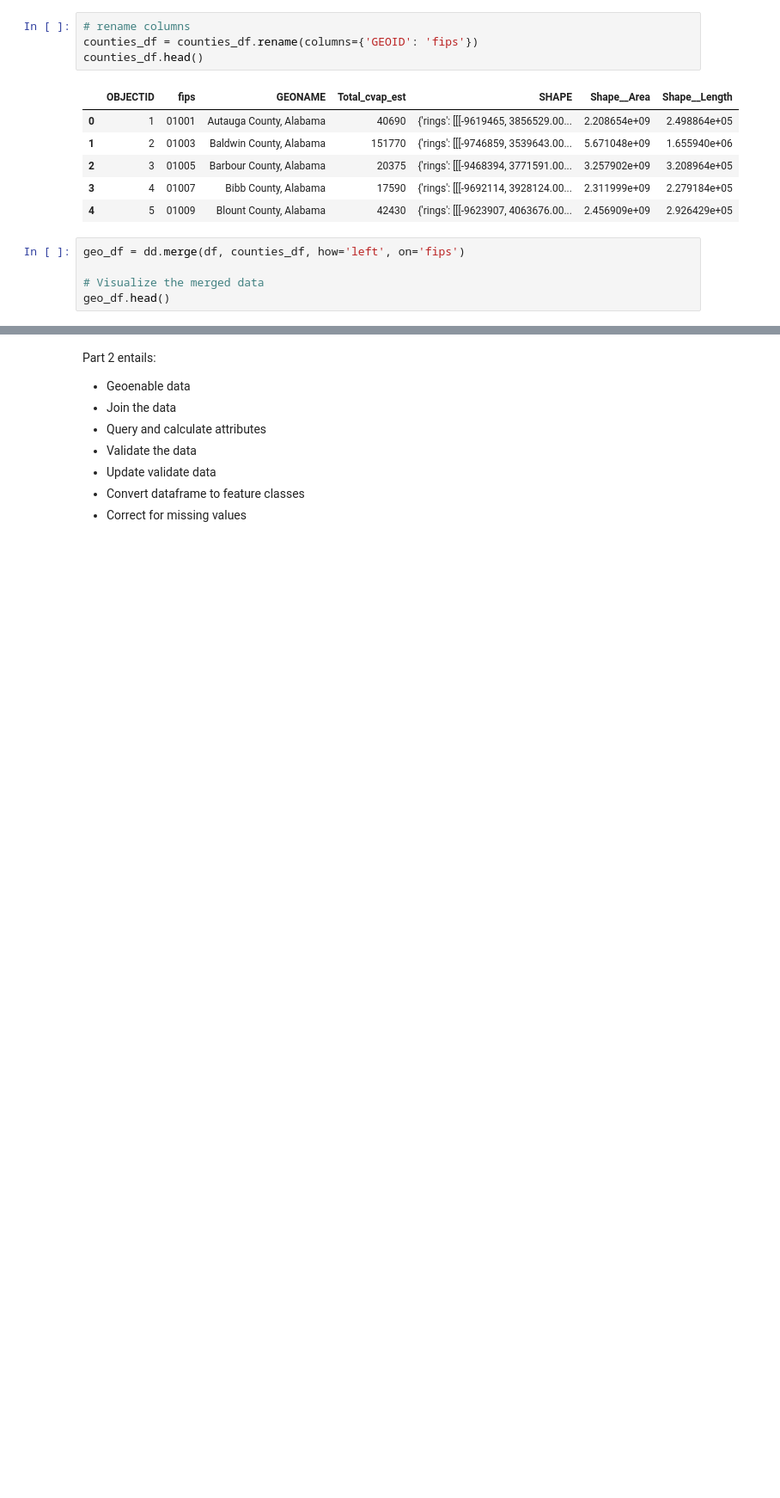
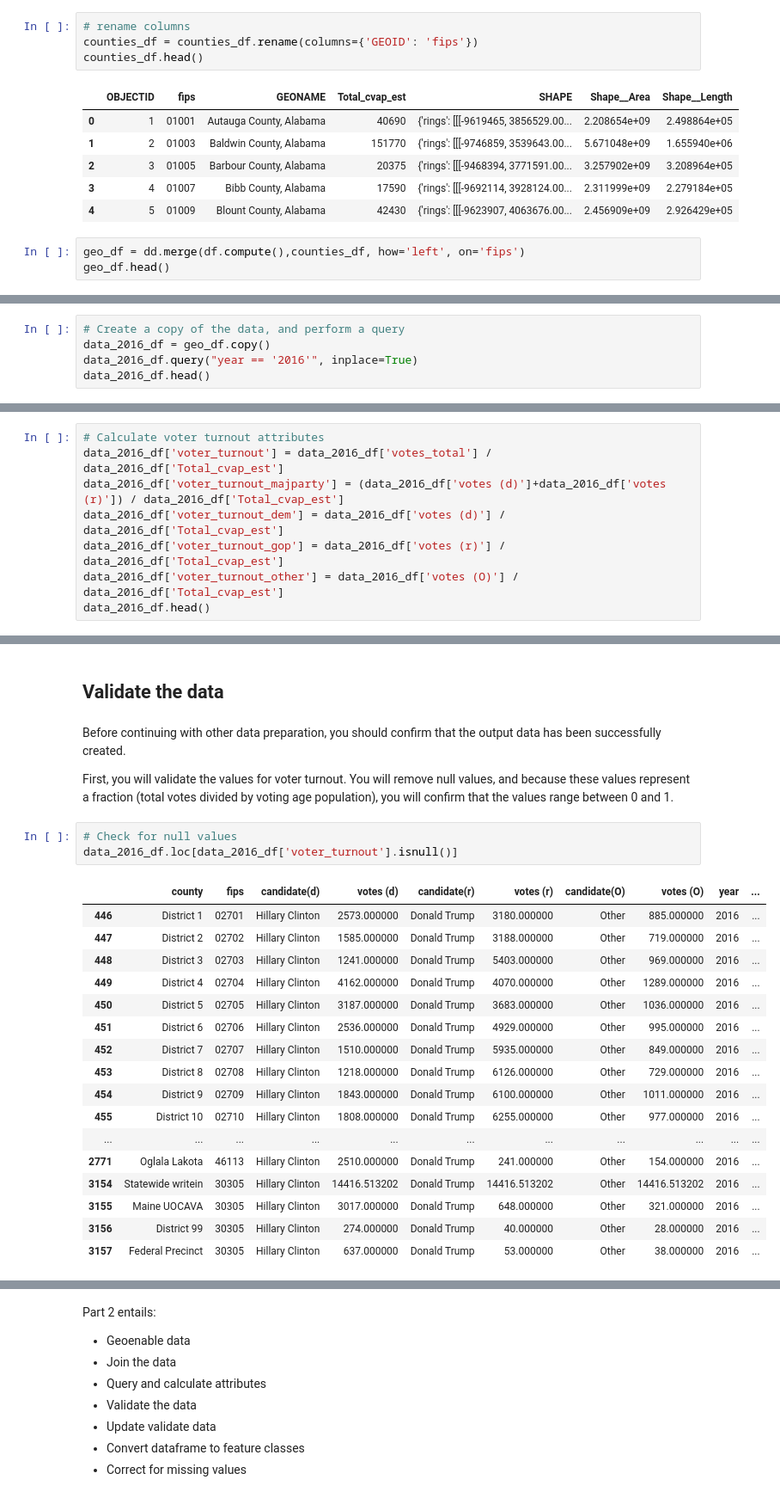
Before and after one commit to codebrain001/Spatial-Data-Engineering-using-Dask-in-ArcGIS-Pro, a Jupyter notebook: Dask.ipynb, the cells around one changed output, grey strips where cells are left out. Shown at 86% size. Saved outputs shown, nothing was run; the diff lists cells and outputs as text; blank space fills up the shorter version.

```diff
--- a/Dask.ipynb
+++ b/Dask.ipynb
@@ -485,8 +414,6 @@ counties_df.head()
 | 3 | 4 | 01007 | Bibb County, Alabama | 17590 | {'rings': [[[-9692114, 3928124.00... | 2.311999e+09 | 2.279184e+05 |
 | 4 | 5 | 01009 | Blount County, Alabama | 42430 | {'rings': [[[-9623907, 4063676.00... | 2.456909e+09 | 2.926429e+05 |
 # %%
-geo_df = dd.merge(df, counties_df, how='left', on='fips')
-
-# Visualize the merged data
+geo_df = dd.merge(df.compute(),counties_df, how='left', on='fips')
 geo_df.head()
 # %% [output]
@@ -493,0 +430,5 @@ TypeError: data type not understood
+# %%
+# Create a copy of the data, and perform a query
+data_2016_df = geo_df.copy()
+data_2016_df.query("year == '2016'", inplace=True)
+data_2016_df.head()
@@ -493,0 +444,8 @@ TypeError: data type not understood
+# %%
+# Calculate voter turnout attributes
+data_2016_df['voter_turnout'] = data_2016_df['votes_total'] / data_2016_df['Total_cvap_est']
+data_2016_df['voter_turnout_majparty'] = (data_2016_df['votes (d)']+data_2016_df['votes (r)']) / data_2016_df['Total_cvap_est']
+data_2016_df['voter_turnout_dem'] = data_2016_df['votes (d)'] / data_2016_df['Total_cvap_est']
+data_2016_df['voter_turnout_gop'] = data_2016_df['votes (r)'] / data_2016_df['Total_cvap_est']
+data_2016_df['voter_turnout_other'] = data_2016_df['votes (O)'] / data_2016_df['Total_cvap_est']
+data_2016_df.head()
@@ -493,0 +461,27 @@ TypeError: data type not understood
+# %% [markdown]
+## Validate the data
+# %% [markdown]
+Before continuing with other data preparation, you should confirm that the output data has been successfully created.
+
+First, you will validate the values for voter turnout. You will remove null values, and because these values represent a fraction (total votes divided by voting age population), you will confirm that the values range between 0 and 1.
+# %%
+# Check for null values
+data_2016_df.loc[data_2016_df['voter_turnout'].isnull()]
+# %% [output]
+|  | county | fips | candidate(d) | votes (d) | candidate(r) | votes (r) | candidate(O) | votes (O) | year | ... |
+| 446 | District 1 | 02701 | Hillary Clinton | 2573.000000 | Donald Trump | 3180.000000 | Other | 885.000000 | 2016 | ... |
+| 447 | District 2 | 02702 | Hillary Clinton | 1585.000000 | Donald Trump | 3188.000000 | Other | 719.000000 | 2016 | ... |
+| 448 | District 3 | 02703 | Hillary Clinton | 1241.000000 | Donald Trump | 5403.000000 | Other | 969.000000 | 2016 | ... |
+| 449 | District 4 | 02704 | Hillary Clinton | 4162.000000 | Donald Trump | 4070.000000 | Other | 1289.000000 | 2016 | ... |
+| 450 | District 5 | 02705 | Hillary Clinton | 3187.000000 | Donald Trump | 3683.000000 | Other | 1036.000000 | 2016 | ... |
+| 451 | District 6 | 02706 | Hillary Clinton | 2536.000000 | Donald Trump | 4929.000000 | Other | 995.000000 | 2016 | ... |
+| 452 | District 7 | 02707 | Hillary Clinton | 1510.000000 | Donald Trump | 5935.000000 | Other | 849.000000 | 2016 | ... |
+| 453 | District 8 | 02708 | Hillary Clinton | 1218.000000 | Donald Trump | 6126.000000 | Other | 729.000000 | 2016 | ... |
+| 454 | District 9 | 02709 | Hillary Clinton | 1843.000000 | Donald Trump | 6100.000000 | Other | 1011.000000 | 2016 | ... |
+| 455 | District 10 | 02710 | Hillary Clinton | 1808.000000 | Donald Trump | 6255.000000 | Other | 977.000000 | 2016 | ... |
+| ... | ... | ... | ... | ... | ... | ... | ... | ... | ... | ... |
+| 2771 | Oglala Lakota | 46113 | Hillary Clinton | 2510.000000 | Donald Trump | 241.000000 | Other | 154.000000 | 2016 | ... |
+| 3154 | Statewide writein | 30305 | Hillary Clinton | 14416.513202 | Donald Trump | 14416.513202 | Other | 14416.513202 | 2016 | ... |
+| 3155 | Maine UOCAVA | 30305 | Hillary Clinton | 3017.000000 | Donald Trump | 648.000000 | Other | 321.000000 | 2016 | ... |
+| 3156 | District 99 | 30305 | Hillary Clinton | 274.000000 | Donald Trump | 40.000000 | Other | 28.000000 | 2016 | ... |
+| 3157 | Federal Precinct | 30305 | Hillary Clinton | 637.000000 | Donald Trump | 53.000000 | Other | 38.000000 | 2016 | ... |
```
Also changed, not shown: parts of 39 cells of this notebook, 30 other files.
